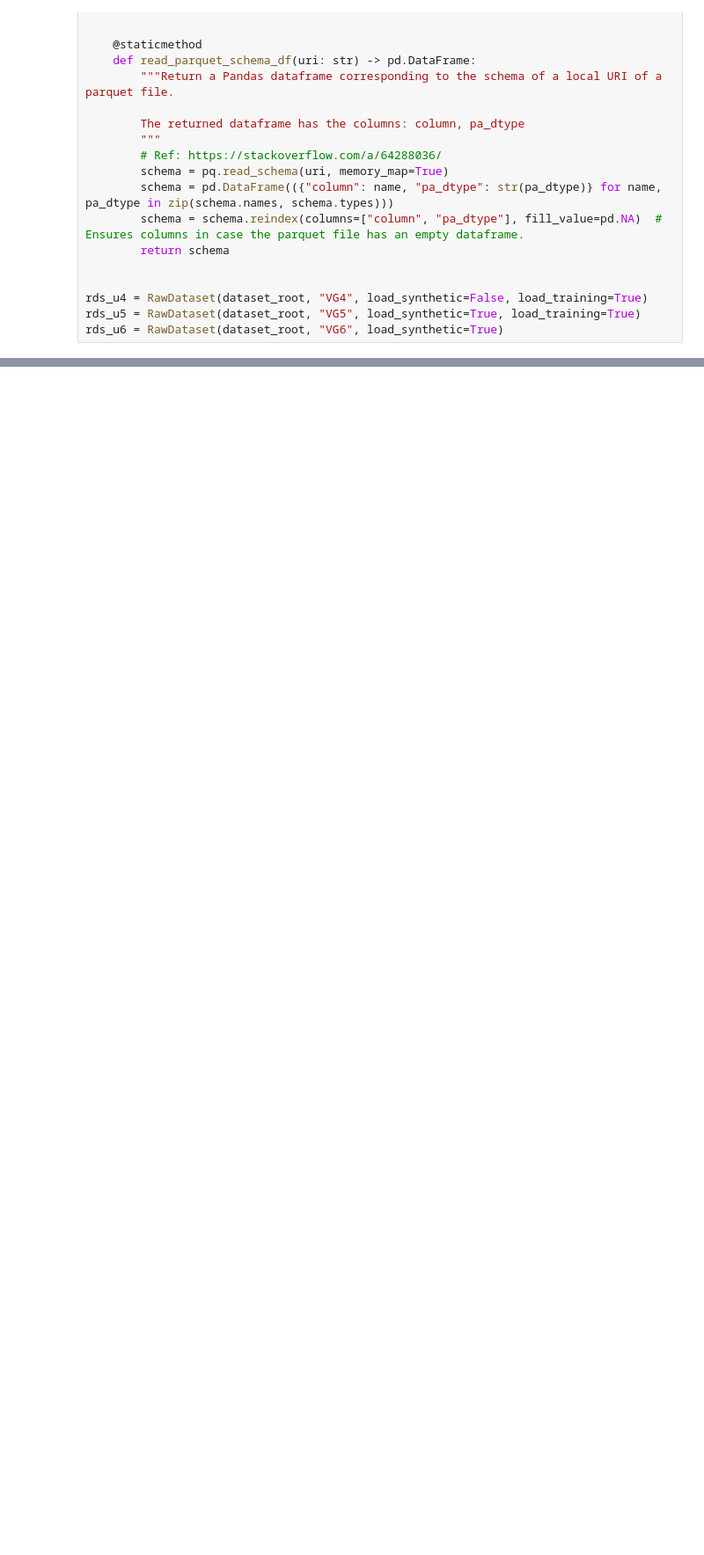
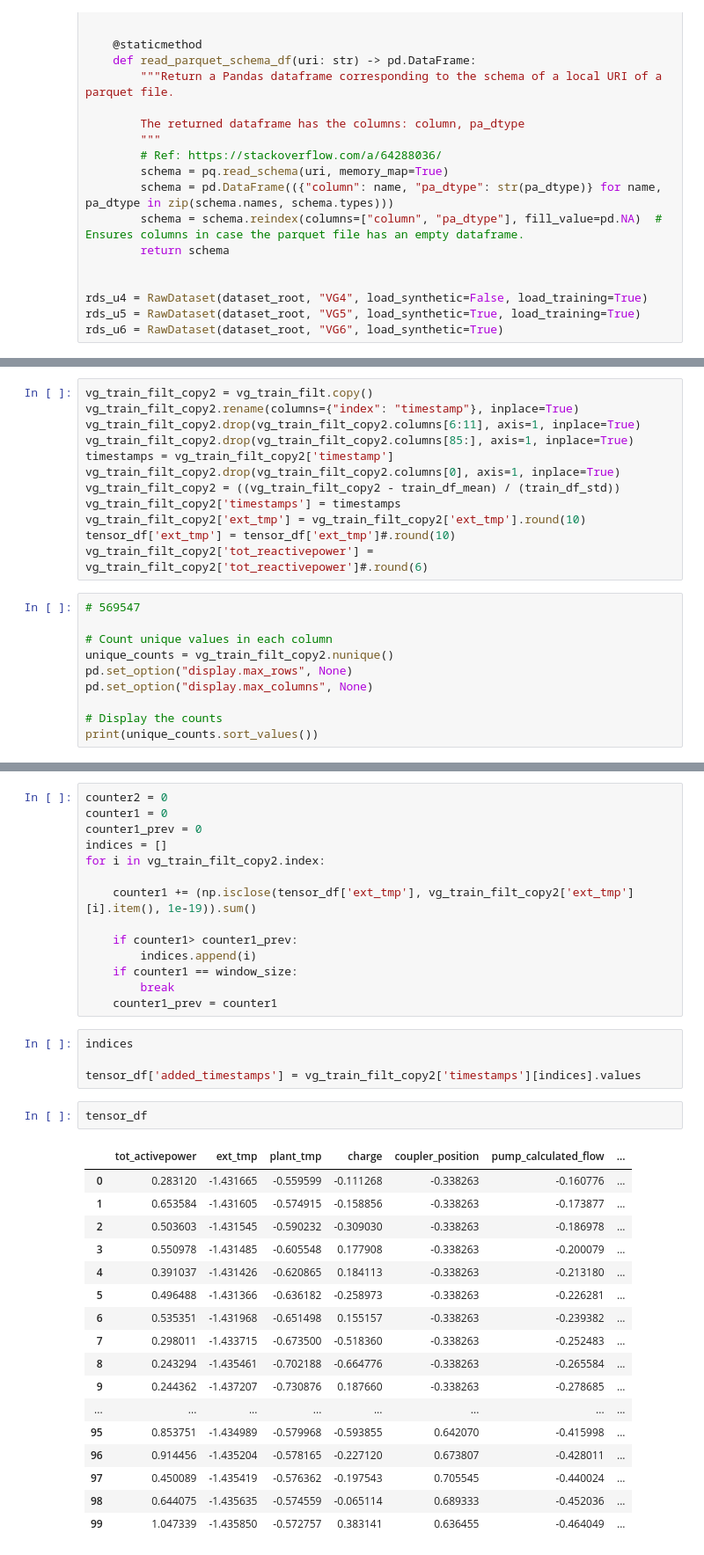
Before and after one commit to JadBh/Machine-Learning-for-Predictive-Maintenance-project, a Jupyter notebook: project_code_V1.ipynb, the cells around one changed output, grey strips where cells are left out. Shown at 88% size. Drawn from its saved outputs; the diff is of its cells as text; blank space fills up the shorter version.

Commit message:
timestamps

```diff
--- a/project_code_V1.ipynb
+++ b/project_code_V1.ipynb
@@ -479,0 +817,22 @@ Text(0.5, 1.0, 'Log Loss evolution')
+# %%
+vg_train_filt_copy2 = vg_train_filt.copy()
+vg_train_filt_copy2.rename(columns={"index": "timestamp"}, inplace=True)
+vg_train_filt_copy2.drop(vg_train_filt_copy2.columns[6:11], axis=1, inplace=True)
+vg_train_filt_copy2.drop(vg_train_filt_copy2.columns[85:], axis=1, inplace=True)
+timestamps = vg_train_filt_copy2['timestamp']
+vg_train_filt_copy2.drop(vg_train_filt_copy2.columns[0], axis=1, inplace=True)
+vg_train_filt_copy2 = ((vg_train_filt_copy2 - train_df_mean) / (train_df_std))
+vg_train_filt_copy2['timestamps'] = timestamps
+vg_train_filt_copy2['ext_tmp'] = vg_train_filt_copy2['ext_tmp'].round(10)
+tensor_df['ext_tmp'] = tensor_df['ext_tmp']#.round(10)
+vg_train_filt_copy2['tot_reactivepower'] = vg_train_filt_copy2['tot_reactivepower']#.round(6)
+# %%
+# 569547
+
+# Count unique values in each column
+unique_counts = vg_train_filt_copy2.nunique()
+pd.set_option("display.max_rows", None)
+pd.set_option("display.max_columns", None)
+
+# Display the counts
+print(unique_counts.sort_values())
@@ -479,0 +857,38 @@ Text(0.5, 1.0, 'Log Loss evolution')
+# %%
+counter2 = 0
+counter1 = 0
+counter1_prev = 0
+indices = []
+for i in vg_train_filt_copy2.index:
+
+    counter1 += (np.isclose(tensor_df['ext_tmp'], vg_train_filt_copy2['ext_tmp'][i].item(), 1e-19)).sum()
+
+    if counter1> counter1_prev:
+        indices.append(i)
+    if counter1 == window_size:
+        break
+    counter1_prev = counter1
+# %%
+indices
+
+tensor_df['added_timestamps'] = vg_train_filt_copy2['timestamps'][indices].values
+# %%
+tensor_df
+# %% [output]
+|  | tot_activepower | ext_tmp | plant_tmp | charge | coupler_position | pump_calculated_flow | ... |
+| 0 | 0.283120 | -1.431665 | -0.559599 | -0.111268 | -0.338263 | -0.160776 | ... |
+| 1 | 0.653584 | -1.431605 | -0.574915 | -0.158856 | -0.338263 | -0.173877 | ... |
+| 2 | 0.503603 | -1.431545 | -0.590232 | -0.309030 | -0.338263 | -0.186978 | ... |
+| 3 | 0.550978 | -1.431485 | -0.605548 | 0.177908 | -0.338263 | -0.200079 | ... |
+| 4 | 0.391037 | -1.431426 | -0.620865 | 0.184113 | -0.338263 | -0.213180 | ... |
+| 5 | 0.496488 | -1.431366 | -0.636182 | -0.258973 | -0.338263 | -0.226281 | ... |
+| 6 | 0.535351 | -1.431968 | -0.651498 | 0.155157 | -0.338263 | -0.239382 | ... |
+| 7 | 0.298011 | -1.433715 | -0.673500 | -0.518360 | -0.338263 | -0.252483 | ... |
+| 8 | 0.243294 | -1.435461 | -0.702188 | -0.664776 | -0.338263 | -0.265584 | ... |
+| 9 | 0.244362 | -1.437207 | -0.730876 | 0.187660 | -0.338263 | -0.278685 | ... |
+| ... | ... | ... | ... | ... | ... | ... | ... |
+| 95 | 0.853751 | -1.434989 | -0.579968 | -0.593855 | 0.642070 | -0.415998 | ... |
+| 96 | 0.914456 | -1.435204 | -0.578165 | -0.227120 | 0.673807 | -0.428011 | ... |
+| 97 | 0.450089 | -1.435419 | -0.576362 | -0.197543 | 0.705545 | -0.440024 | ... |
+| 98 | 0.644075 | -1.435635 | -0.574559 | -0.065114 | 0.689333 | -0.452036 | ... |
+| 99 | 1.047339 | -1.435850 | -0.572757 | 0.383141 | 0.636455 | -0.464049 | ... |
```
Also changed, not shown: parts of 49 cells of this notebook.
